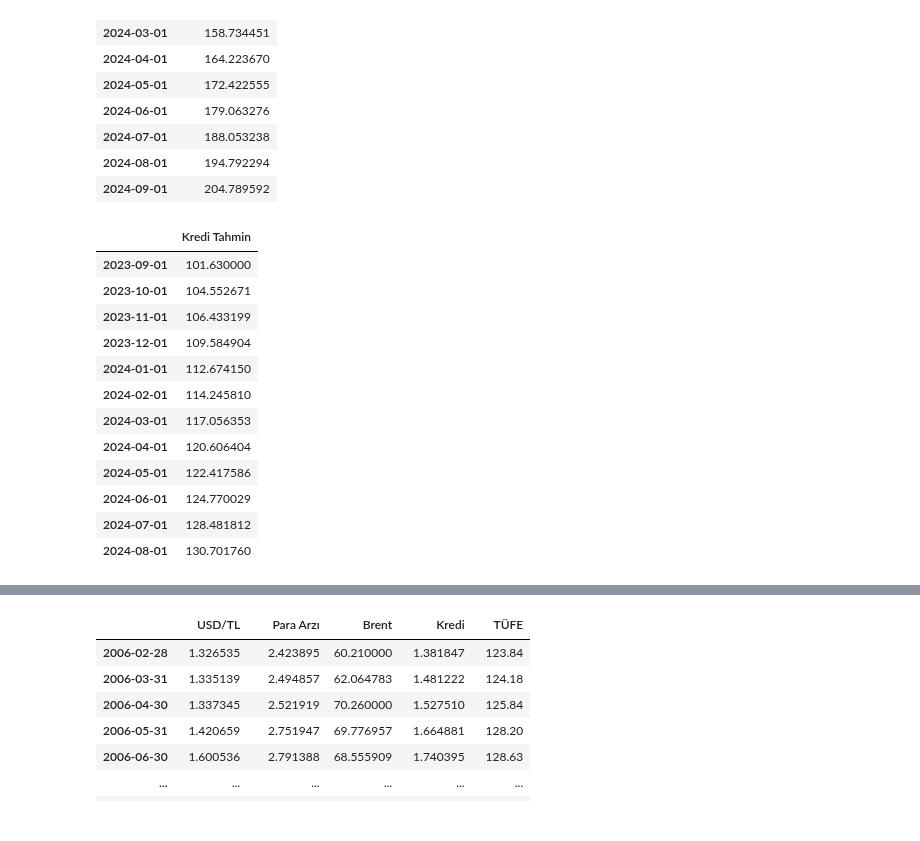
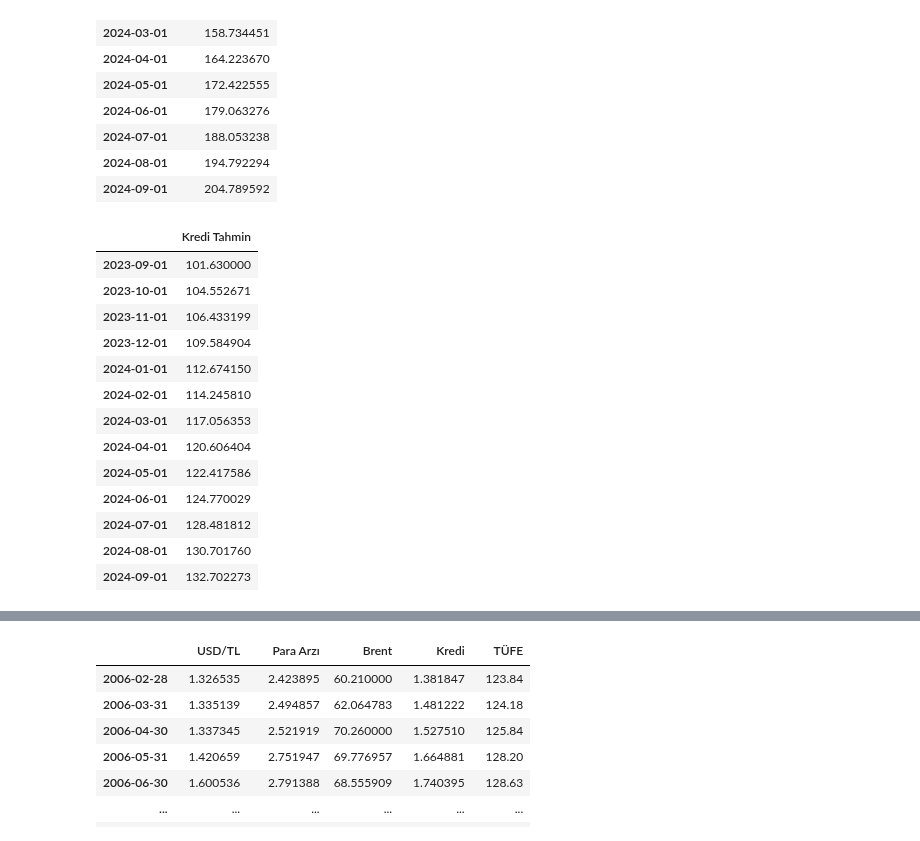
Before and after one commit to kaboya19/InflationForecast, a Jupyter notebook: InflationForecast.ipynb, the cells around one changed output, grey strips where cells are left out. Saved outputs shown, nothing was run; the diff lists cells and outputs as text; code cells hidden in the pictures.

```diff
--- a/InflationForecast.ipynb
+++ b/InflationForecast.ipynb
@@ -640,32 +640,33 @@ paraarzitahmin
 # %%
 # En uygun parametrelerle ARIMA modelini eğitme
 optimal_model = ARIMA(df3["Kredi"], order=(4,3,4))
 optimal_model_fit = optimal_model.fit()
 
 # Gelecek 12 ay için tahmin yapma
-optimal_future_forecast = optimal_model_fit.forecast(steps=11)
+optimal_future_forecast = optimal_model_fit.forecast(steps=12)
 optimal_future_predictions = optimal_future_forecast.values
 
-optimal_future_predictions = pd.DataFrame(optimal_future_predictions,index=pd.date_range('2023-10-01', periods=11, freq='M'))
+optimal_future_predictions = pd.DataFrame(optimal_future_predictions,index=pd.date_range('2023-10-01', periods=12, freq='M'))
 kreditahmin=pd.DataFrame({101.63},index=["2023-09-01"])
 kreditahmin=pd.concat([kreditahmin,optimal_future_predictions],axis=0)
 kreditahmin.columns=["Kredi Tahmin"]
-kreditahmin=kreditahmin.set_index(pd.date_range('2023-09-01','2024-09-01' , freq='1M')-pd.offsets.MonthBegin(1))
+kreditahmin=kreditahmin.set_index(pd.date_range('2023-09-01','2024-10-01' , freq='1M')-pd.offsets.MonthBegin(1))
 kreditahmin
 # %% [output]
 |  | Kredi Tahmin |
 | 2023-09-01 | 101.630000 |
 | 2023-10-01 | 104.552671 |
 | 2023-11-01 | 106.433199 |
 | 2023-12-01 | 109.584904 |
 | 2024-01-01 | 112.674150 |
 | 2024-02-01 | 114.245810 |
 | 2024-03-01 | 117.056353 |
 | 2024-04-01 | 120.606404 |
 | 2024-05-01 | 122.417586 |
 | 2024-06-01 | 124.770029 |
 | 2024-07-01 | 128.481812 |
 | 2024-08-01 | 130.701760 |
+| 2024-09-01 | 132.702273 |
 # %%
 from statsmodels.tsa.statespace.sarimax import SARIMAX
 optimal_model = SARIMAX(mfaiz, seasonal_order=(2,1,2,12))
```
Also changed, not shown: parts of 16 cells of this notebook.
